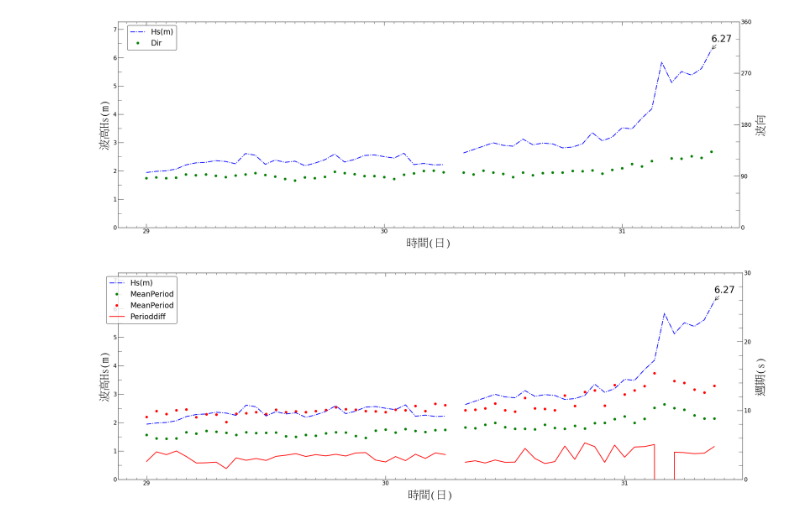
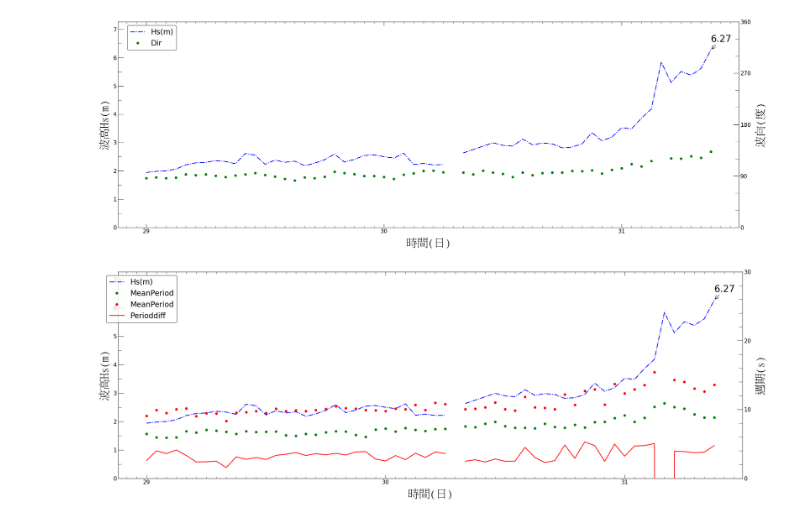
Before and after one commit to yawenny/2024_07_29_python, a Jupyter notebook: lessonya1/storm.ipynb, the cells around one changed output. Cells and saved outputs as stored; diff of their text form; code cells hidden in the pictures.

```diff
--- a/lessonya1/storm.ipynb
+++ b/lessonya1/storm.ipynb
@@ -48,35 +48,35 @@ axes1.yaxis.set_major_locator(plt.MultipleLocator(1))  # 1m 一個主要刻度
 axes1.yaxis.set_minor_locator(plt.MultipleLocator(0.5))  # 0.5m 一個小刻度
 axes1.set_ylim(0, maxobs1_value+1)  # y 軸範圍設定為 0 至 最大值+1
 axes2.set_ylim(0,360)  # y 軸範圍設定為 0 至 360
 axes2.yaxis.set_major_locator(plt.MultipleLocator(90))  # 90度 一個主要刻度
 axes2.yaxis.set_minor_locator(plt.MultipleLocator(30))  # 30度 一個小刻度
-axes2.set_ylabel('波向', fontproperties=font1, fontsize=30,labelpad=10)
+axes2.set_ylabel('波向(度)', fontproperties=font1, fontsize=30,labelpad=10)
 
 #加入數值標籤
 max1_date = index[values1==maxobs1_value]
 tag=str(maxobs1_value)
 axes1.annotate(tag, xy=(max1_date, maxobs1_value), xytext=(max1_date, maxobs1_value+0.3), arrowprops =dict ( arrowstyle='->'), fontsize=25)
 
 # 刻度向內，並設定不同長度的刻度
 #axes1.tick_params(axis='x', which='major', top='true', labeltop='true', direction='in', length=10, labelsize=15)  # 整數天的主要刻度較長
 #axes1.tick_params(axis='x', which='minor',  top='true', labeltop='true',direction='in', length=5)   # 半天的小刻度較短
 axes1.tick_params(axis='x', which='major', top='true', direction='in', length=10, labelsize=15)  # 整數天的主要刻度較長
 axes1.tick_params(axis='x', which='minor',  top='true', direction='in', length=5)   # 半天的小刻度較短
 axes1.tick_params(axis='y', which='major', direction='in', length=15, labelsize=15)  # y 軸整數刻度較長
 axes1.tick_params(axis='y', which='minor', direction='in', length=10)   # y 軸小刻度較短
 axes2.tick_params(axis='y', which='major', direction='in', length=15, labelsize=15)  # y 軸整數刻度較長
 axes2.tick_params(axis='y', which='minor', direction='in', length=10)   # y 軸小刻度較短
 axes2.tick_params(axis='x', which='major', direction='in', length=10, labelsize=15)  # 整數天的主要刻度較長
 axes2.tick_params(axis='x', which='minor', direction='in', length=5)   # 半天的小刻度較短
 
 # 加上圖例，並設置中文字型與較大字體
 #axes1.legend(loc='upper right', edgecolor='#000', fontsize=35)
 #axes2.legend(loc='upper right', edgecolor='#000', fontsize=35)
 figure.legend(loc=1, bbox_to_anchor=(0.1,1), bbox_transform=axes1.transAxes, edgecolor='#000', fontsize=20)
 
 plt.show()
 # %% [output]
-[figure, old version]
+[figure, new version]
 # %%
 #畫颱風期間歷線圖
 import numpy as np
```
